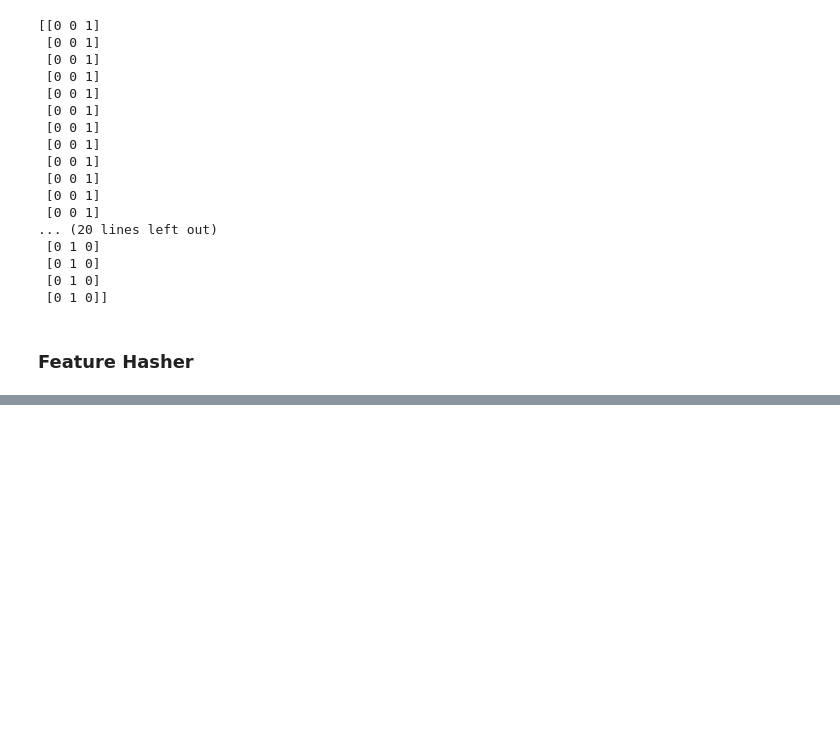
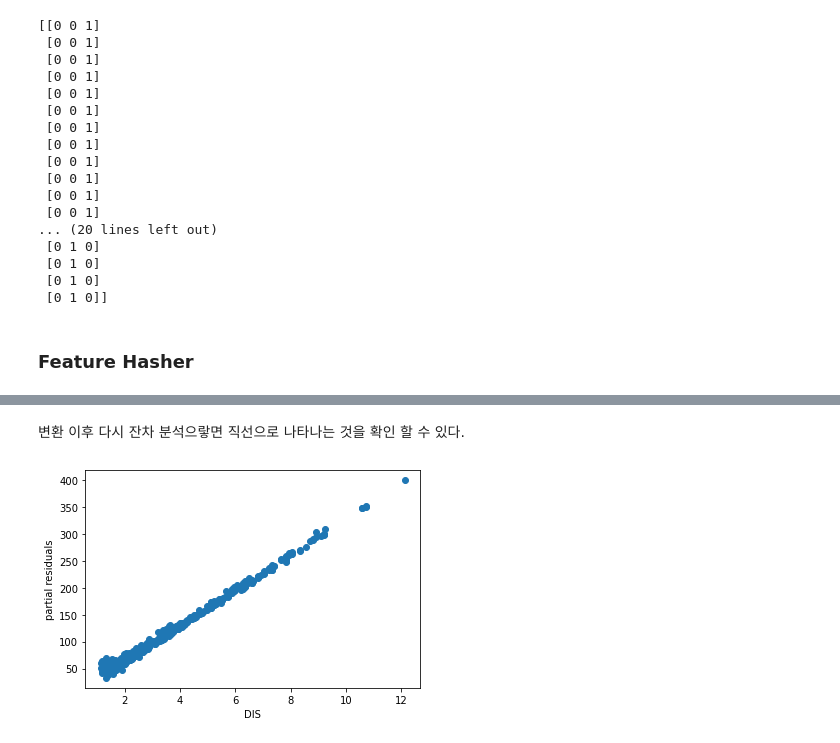
Before and after one commit to alscjf909/python_data_basic, a Jupyter notebook: regression_analysis/Chapter5_Data_Preparation.ipynb, the cells around one changed output, grey strips where cells are left out. Drawn from its saved outputs; the diff is of its cells as text; code cells hidden in the pictures; blank space fills up the shorter version.

```diff
--- a/regression_analysis/Chapter5_Data_Preparation.ipynb
+++ b/regression_analysis/Chapter5_Data_Preparation.ipynb
@@ -408,0 +515,10 @@ for i, name in enumerate(['body', 'body', 'foo']):
+# %% [markdown]
+변환 이후 다시 잔차 분석으랗면 직선으로 나타나는 것을 확인 할 수 있다.
+# %%
+partial_residual = residuals + X[:, var] * linear_regression.coef_[var]
+plt.plot(X[:,var], partial_residual, 'o')
+plt.xlabel(boston.feature_names[var])
+plt.ylabel('partial residuals')
+plt.show()
+# %% [output]
+[figure, added]
```
Also changed, not shown: parts of 43 cells of this notebook.
